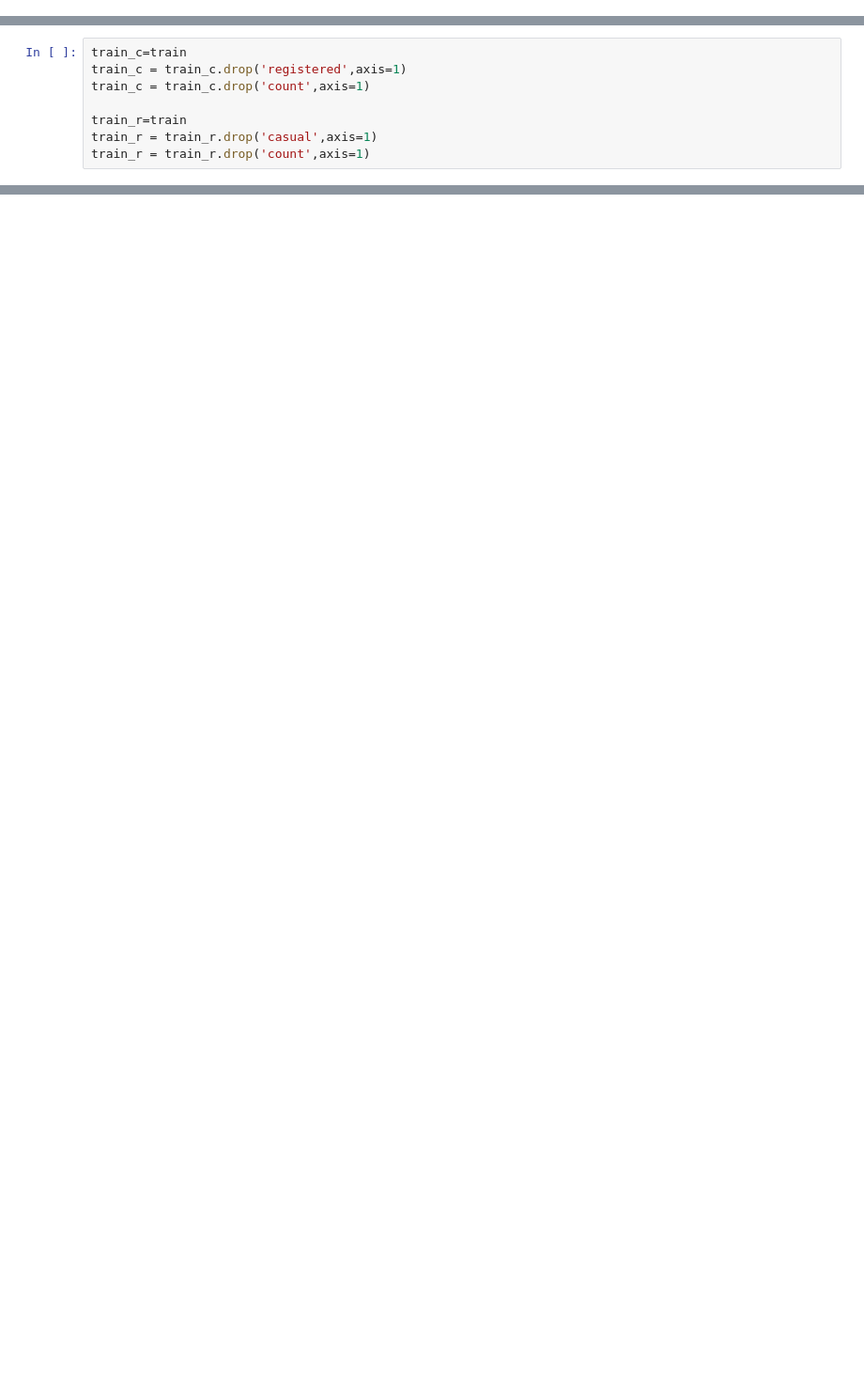
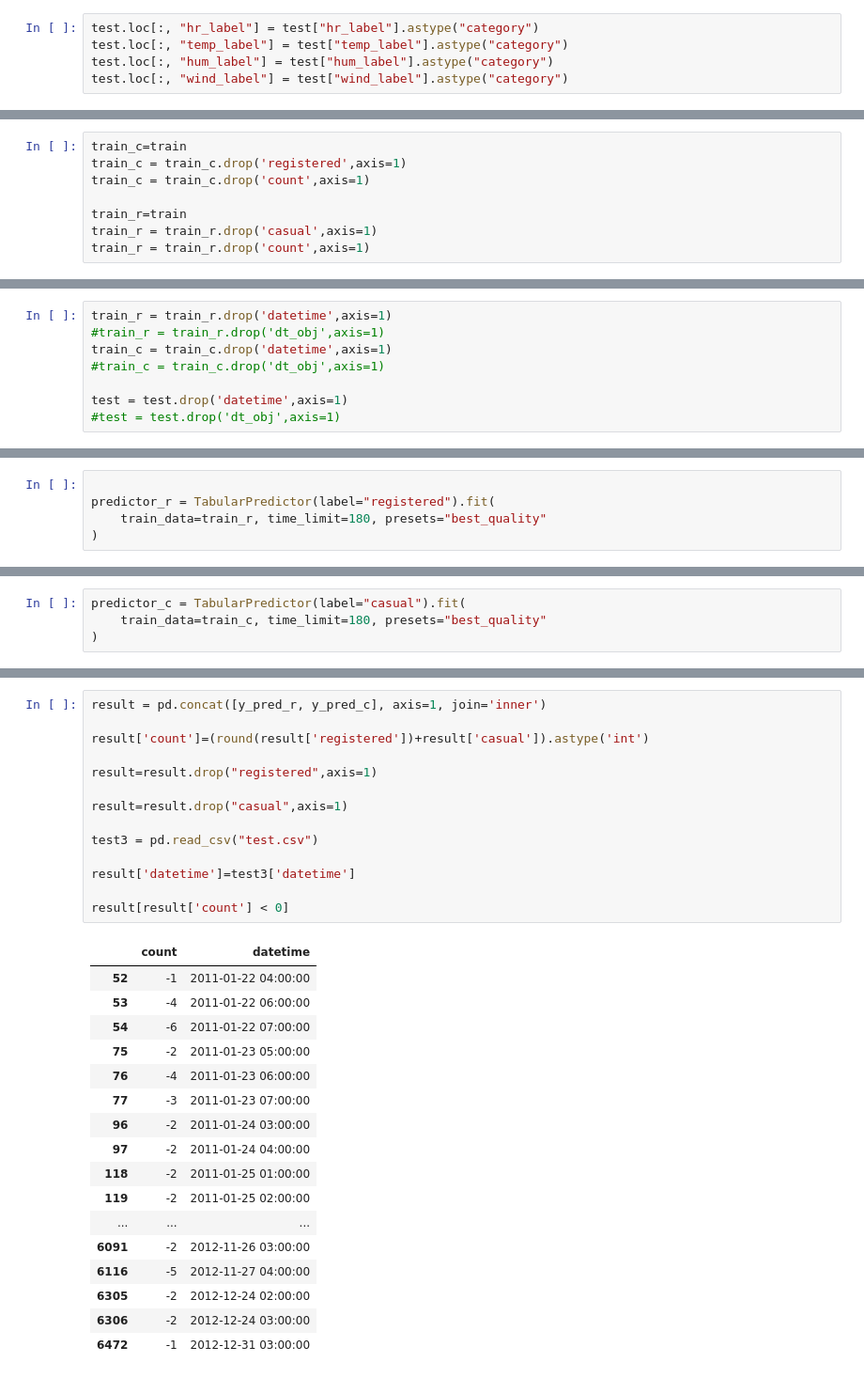
Before and after one commit to kanericmaws/cd0385-project-starter, a Jupyter notebook: project/p01-filled.ipynb, the cells around one changed output, grey strips where cells are left out. Shown at 94% size. Drawn from its saved outputs; the diff is of its cells as text; blank space fills up the shorter version.

```diff
--- a/project/p01-filled.ipynb
+++ b/project/p01-filled.ipynb
@@ -168,3 +187,8 @@ test[test['wind_label'] <= 0]
+# %%
+test.loc[:, "hr_label"] = test["hr_label"].astype("category")
+test.loc[:, "temp_label"] = test["temp_label"].astype("category")
+test.loc[:, "hum_label"] = test["hum_label"].astype("category")
+test.loc[:, "wind_label"] = test["wind_label"].astype("category")
 # %%
 train.info()
 # %% [output]
@@ -545,0 +300,8 @@ Successfully submitted to Bike Sharing Demand
+# %%
+train_r = train_r.drop('datetime',axis=1)
+#train_r = train_r.drop('dt_obj',axis=1)
+train_c = train_c.drop('datetime',axis=1)
+#train_c = train_c.drop('dt_obj',axis=1)
+
+test = test.drop('datetime',axis=1)
+#test = test.drop('dt_obj',axis=1)
@@ -545,0 +516,5 @@ Successfully submitted to Bike Sharing Demand
+# %%
+
+predictor_r = TabularPredictor(label="registered").fit(
+    train_data=train_r, time_limit=180, presets="best_quality"
+)
@@ -545,0 +571,4 @@ Successfully submitted to Bike Sharing Demand
+# %%
+predictor_c = TabularPredictor(label="casual").fit(
+    train_data=train_c, time_limit=180, presets="best_quality"
+)
@@ -545,0 +675,32 @@ Successfully submitted to Bike Sharing Demand
+# %%
+result = pd.concat([y_pred_r, y_pred_c], axis=1, join='inner')
+
+result['count']=(round(result['registered'])+result['casual']).astype('int')
+
+result=result.drop("registered",axis=1)
+
+result=result.drop("casual",axis=1)
+
+test3 = pd.read_csv("test.csv")
+
+result['datetime']=test3['datetime']
+
+result[result['count'] < 0]
+# %% [output]
+|  | count | datetime |
+| 52 | -1 | 2011-01-22 04:00:00 |
+| 53 | -4 | 2011-01-22 06:00:00 |
+| 54 | -6 | 2011-01-22 07:00:00 |
+| 75 | -2 | 2011-01-23 05:00:00 |
+| 76 | -4 | 2011-01-23 06:00:00 |
+| 77 | -3 | 2011-01-23 07:00:00 |
+| 96 | -2 | 2011-01-24 03:00:00 |
+| 97 | -2 | 2011-01-24 04:00:00 |
+| 118 | -2 | 2011-01-25 01:00:00 |
+| 119 | -2 | 2011-01-25 02:00:00 |
+| ... | ... | ... |
+| 6091 | -2 | 2012-11-26 03:00:00 |
+| 6116 | -5 | 2012-11-27 04:00:00 |
+| 6305 | -2 | 2012-12-24 02:00:00 |
+| 6306 | -2 | 2012-12-24 03:00:00 |
+| 6472 | -1 | 2012-12-31 03:00:00 |
```
Also changed, not shown: parts of 54 cells of this notebook, 2 other files.
